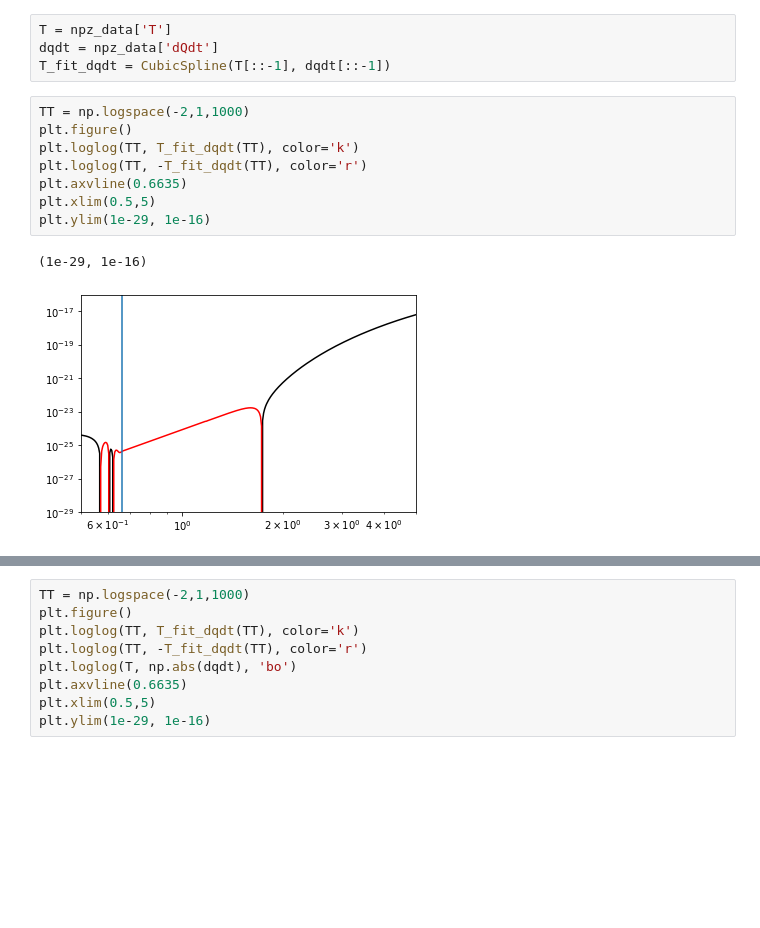
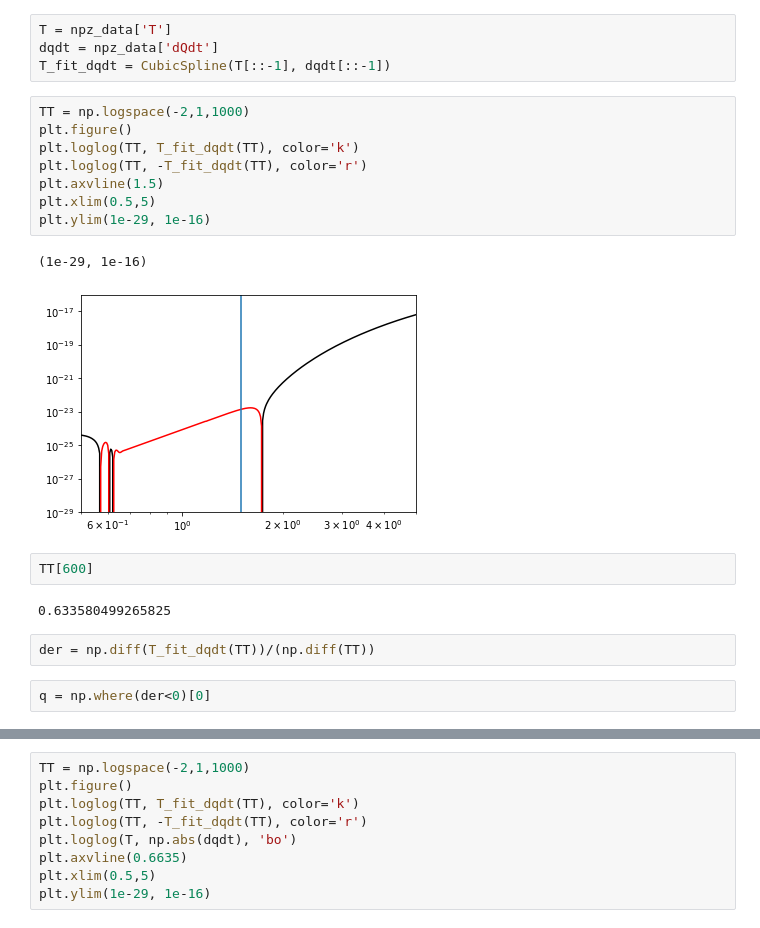
Before and after one commit to nuLABatUSD/BBN_models, a Jupyter notebook: dqdt_fit.ipynb, the cells around one changed output, grey strips where cells are left out. Drawn from its saved outputs; the diff is of its cells as text; blank space fills up the shorter version.

```diff
--- a/dqdt_fit.ipynb
+++ b/dqdt_fit.ipynb
@@ -15,11 +15,19 @@ T_fit_dqdt = CubicSpline(T[::-1], dqdt[::-1])
 # %%
 TT = np.logspace(-2,1,1000)
 plt.figure()
 plt.loglog(TT, T_fit_dqdt(TT), color='k')
 plt.loglog(TT, -T_fit_dqdt(TT), color='r')
-plt.axvline(0.6635)
+plt.axvline(1.5)
 plt.xlim(0.5,5)
 plt.ylim(1e-29, 1e-16)
 # %% [output]
 (1e-29, 1e-16)
-[figure, old version]
+[figure, new version]
+# %%
+TT[600]
+# %% [output]
+0.633580499265825
+# %%
+der = np.diff(T_fit_dqdt(TT))/(np.diff(TT))
+# %%
+q = np.where(der<0)[0]
```
Also changed, not shown: parts of 5 cells of this notebook.
